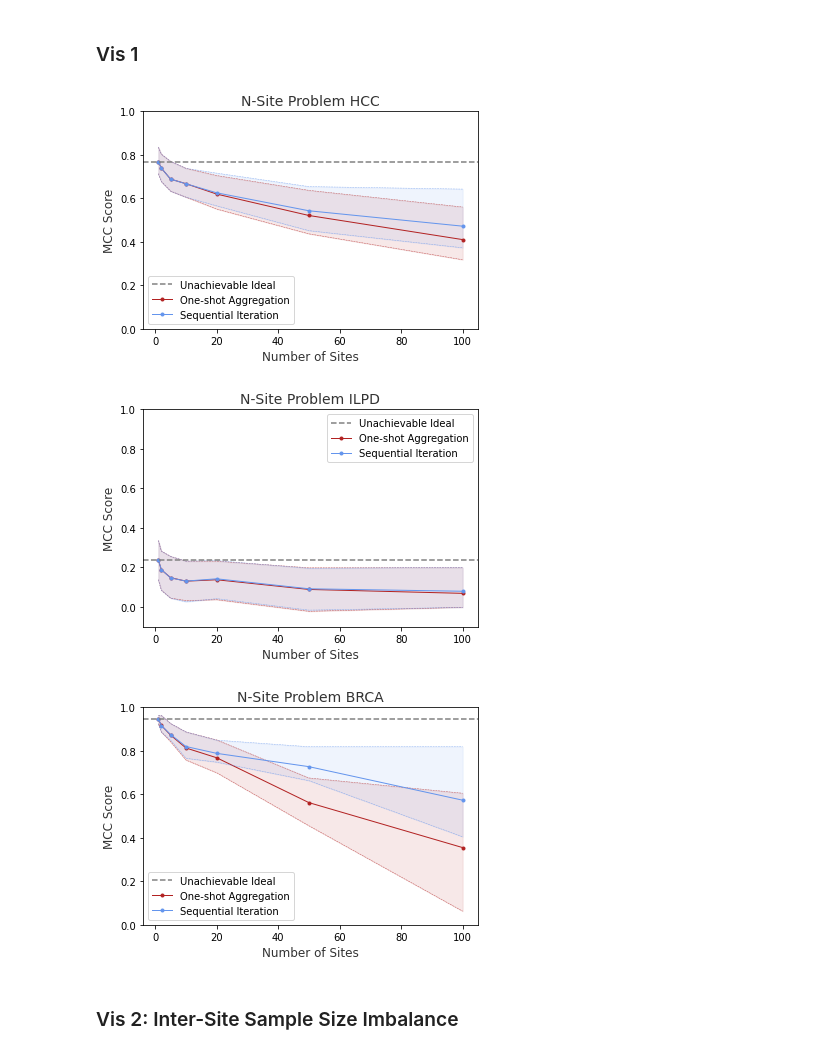
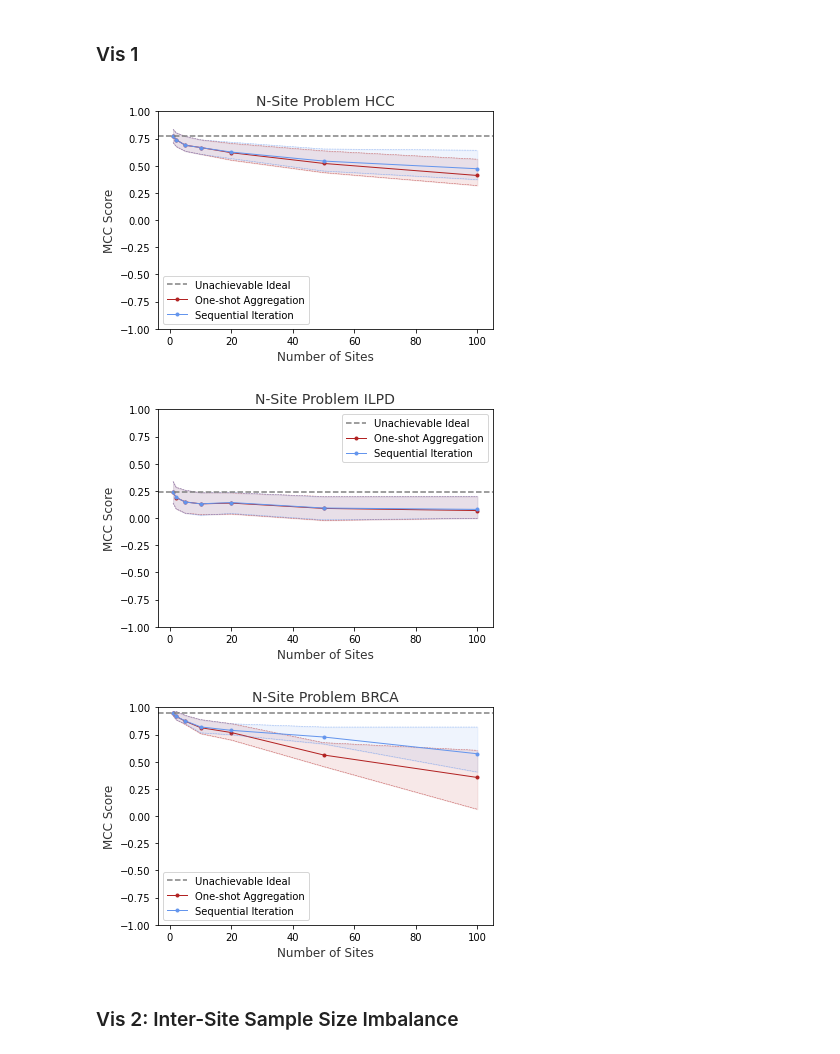
Before and after one commit to GregChen3072/MasterArbeit, a Jupyter notebook: src/visualization_mcc.ipynb, the cells around one changed output. Cells and saved outputs as stored; diff of their text form; code cells hidden in the pictures.

```diff
--- a/src/visualization_mcc.ipynb
+++ b/src/visualization_mcc.ipynb
@@ -52,35 +52,35 @@ plt.plot('n_', 'MCC Score_25', data = plot_1_2, linewidth=0.5, alpha=0.7, color=
 plt.plot('n_', 'MCC Score_75', data = plot_1_2, linewidth=0.5, alpha=0.7, color="firebrick", linestyle='--')
 
 # Fill between the upper and lower bands
 plt.fill_between(x = 'n_',
                  y1 = 'MCC Score_25', y2 = 'MCC Score_75',
                  data = plot_1_2, alpha=0.1, color="firebrick")
 
 line_3, = plt.plot('n_', 'MCC Score_mean', data = plot_1_3, linewidth=1, alpha=1, color="cornflowerblue", marker='.')
 plt.plot('n_', 'MCC Score_25', data = plot_1_3, linewidth=0.5, alpha=0.7, color="cornflowerblue", linestyle='--')
 plt.plot('n_', 'MCC Score_75', data = plot_1_3, linewidth=0.5, alpha=0.7, color="cornflowerblue", linestyle='--')
 
 # Fill between the upper and lower bands
 plt.fill_between(x = 'n_',
                  y1 = 'MCC Score_25', y2 = 'MCC Score_75',
                  data = plot_1_3, alpha=0.1, color="cornflowerblue")
 
 line_1 = plt.axhline(y=plot_1_1.at[0, 'MCC Score_mean'], color='grey', linestyle='--')
 
 
 plt.title("N-Site Problem HCC", alpha=0.8, fontsize=14)
 plt.xlabel("Number of Sites", alpha=0.8, fontsize=12)
 plt.ylabel("MCC Score", alpha=0.8, fontsize=12)
-plt.ylim([0, 1])
+plt.ylim([-1, 1])
 
 plt.legend((line_1, line_2, line_3), ('Unachievable Ideal', 'One-shot Aggregation', 'Sequential Iteration'))
 
 # Save the figure to file
 fig.savefig(path_vis_local + "vis_n_sites_HCC.png")
 fig.savefig(path_vis_iCloud + "vis_n_sites_HCC.png")
 plt.show()
 # %% [output]
-[figure, old version]
+[figure, new version]
 # %%
 # Visualize for ILPD
 for exp in range(1, 4):
@@ -137,7 +137,7 @@ line_1 = plt.axhline(y=plot_1_1.at[0, 'MCC Score_mean'], color='grey', linestyle
 plt.title("N-Site Problem ILPD", alpha=0.8, fontsize=14)
 plt.xlabel("Number of Sites", alpha=0.8, fontsize=12)
 plt.ylabel("MCC Score", alpha=0.8, fontsize=12)
-plt.ylim([-0.1, 1])
+plt.ylim([-1, 1])
 
 plt.legend((line_1, line_2, line_3), ('Unachievable Ideal', 'One-shot Aggregation', 'Sequential Iteration'))
 
@@ -146,7 +146,7 @@ fig.savefig(path_vis_local + "vis_n_sites_ILPD.png")
 fig.savefig(path_vis_iCloud + "vis_n_sites_ILPD.png")
 plt.show()
 # %% [output]
-[figure, old version]
+[figure, new version]
 # %%
 # Visualize for BRCA
 for exp in range(1, 4):
@@ -203,7 +203,7 @@ line_1 = plt.axhline(y=plot_1_1.at[0, 'MCC Score_mean'], color='grey', linestyle
 plt.title("N-Site Problem BRCA", alpha=0.8, fontsize=14)
 plt.xlabel("Number of Sites", alpha=0.8, fontsize=12)
 plt.ylabel("MCC Score", alpha=0.8, fontsize=12)
-plt.ylim([0, 1])
+plt.ylim([-1, 1])
 
 plt.legend((line_1, line_2, line_3), ('Unachievable Ideal', 'One-shot Aggregation', 'Sequential Iteration'))
 
@@ -212,7 +212,7 @@ fig.savefig(path_vis_local + "vis_n_sites_BRCA.png")
 fig.savefig(path_vis_iCloud + "vis_n_sites_BRCA.png")
 plt.show()
 # %% [output]
-[figure, old version]
+[figure, new version]
 # %% [markdown]
 ### Vis 2: Inter-Site Sample Size Imbalance
 # %%
```
Also changed, not shown: parts of 3 cells of this notebook, 3 other files.
